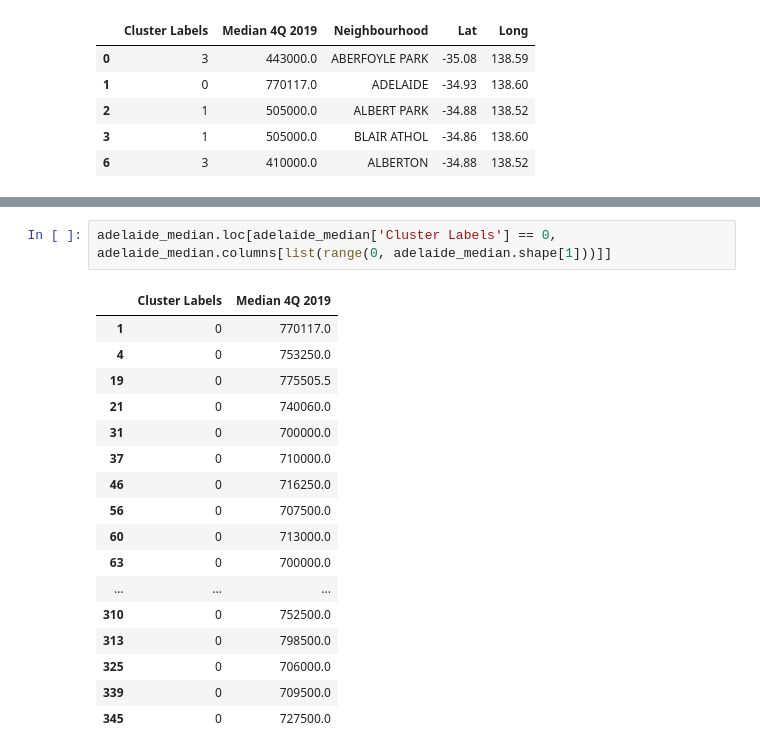
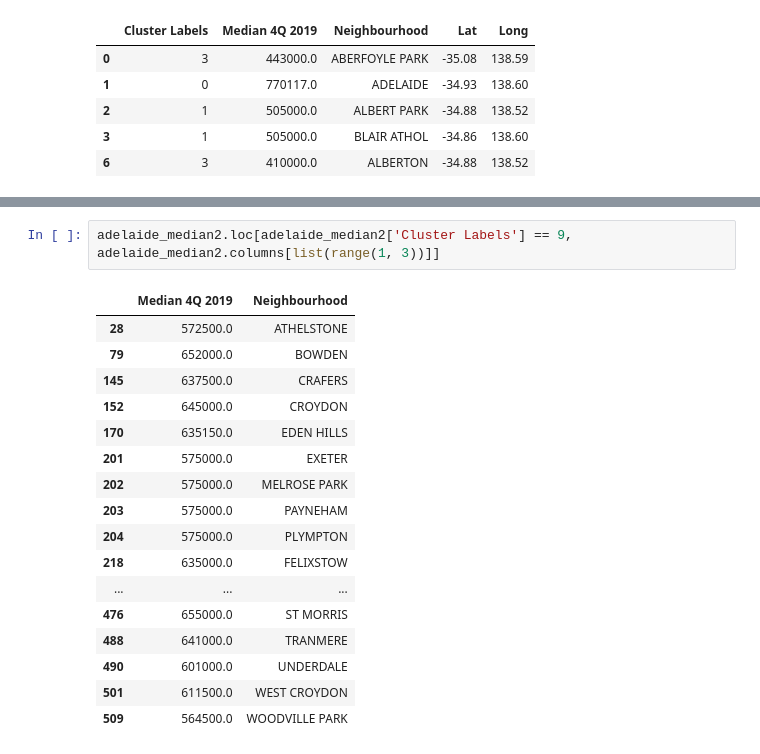
Before and after one commit to Keith-Man/Coursera_Capstone, a Jupyter notebook: Battle of the Neighbourhoods Noteboook.ipynb, the cells around one changed output, grey strips where cells are left out. Cells and saved outputs as stored; diff of their text form.

```diff
--- a/Battle of the Neighbourhoods Noteboook.ipynb
+++ b/Battle of the Neighbourhoods Noteboook.ipynb
@@ -435,22 +427,22 @@ adelaide_median_clusters
 # %% [output]
 [interactive output not drawn]
 # %%
-adelaide_median.loc[adelaide_median['Cluster Labels'] == 0, adelaide_median.columns[list(range(0, adelaide_median.shape[1]))]]
+adelaide_median2.loc[adelaide_median2['Cluster Labels'] == 9, adelaide_median2.columns[list(range(1, 3))]]
 # %% [output]
-|  | Cluster Labels | Median 4Q 2019 |
-| 1 | 0 | 770117.0 |
-| 4 | 0 | 753250.0 |
-| 19 | 0 | 775505.5 |
-| 21 | 0 | 740060.0 |
-| 31 | 0 | 700000.0 |
-| 37 | 0 | 710000.0 |
-| 46 | 0 | 716250.0 |
-| 56 | 0 | 707500.0 |
-| 60 | 0 | 713000.0 |
-| 63 | 0 | 700000.0 |
+|  | Median 4Q 2019 | Neighbourhood |
+| 28 | 572500.0 | ATHELSTONE |
+| 79 | 652000.0 | BOWDEN |
+| 145 | 637500.0 | CRAFERS |
+| 152 | 645000.0 | CROYDON |
+| 170 | 635150.0 | EDEN HILLS |
+| 201 | 575000.0 | EXETER |
+| 202 | 575000.0 | MELROSE PARK |
+| 203 | 575000.0 | PAYNEHAM |
+| 204 | 575000.0 | PLYMPTON |
+| 218 | 635000.0 | FELIXSTOW |
 | ... | ... | ... |
-| 310 | 0 | 752500.0 |
-| 313 | 0 | 798500.0 |
-| 325 | 0 | 706000.0 |
-| 339 | 0 | 709500.0 |
-| 345 | 0 | 727500.0 |
+| 476 | 655000.0 | ST MORRIS |
+| 488 | 641000.0 | TRANMERE |
+| 490 | 601000.0 | UNDERDALE |
+| 501 | 611500.0 | WEST CROYDON |
+| 509 | 564500.0 | WOODVILLE PARK |
```
Also changed, not shown: parts of 1 cell of this notebook.
